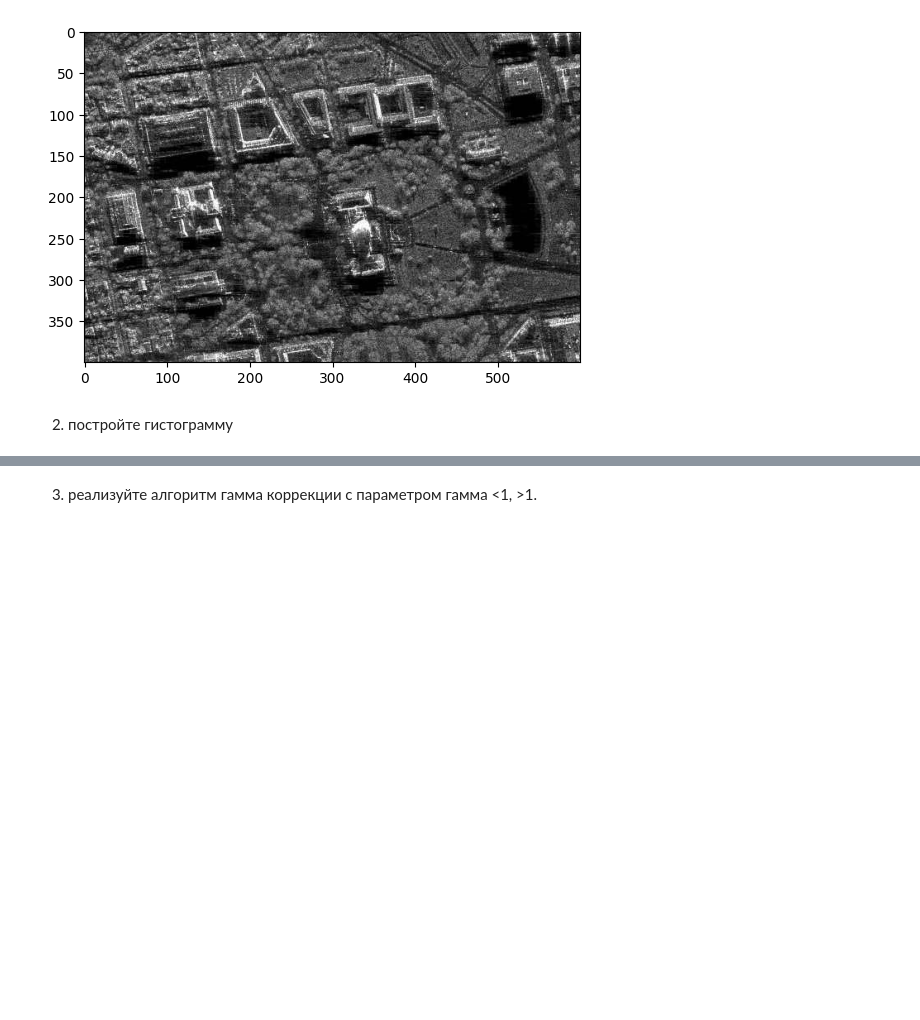
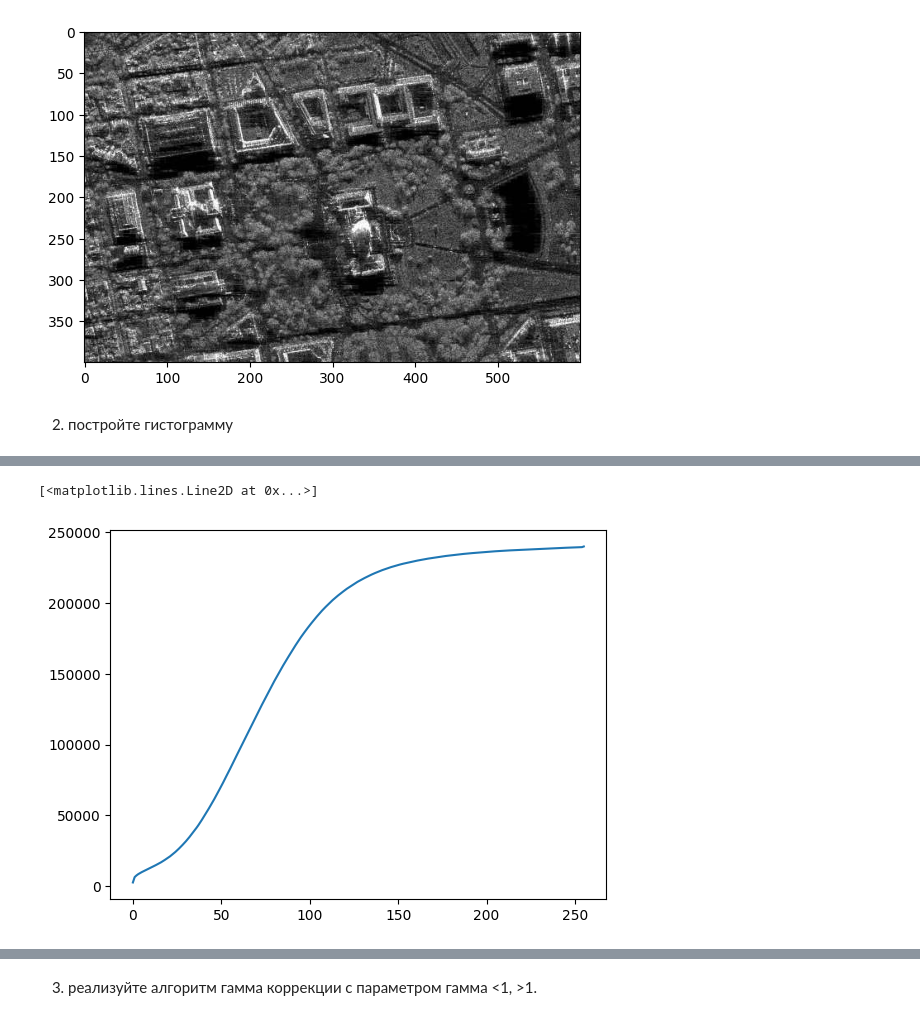
Before and after one commit to Serebro1/UNN_DE_IP_HomeTasks, a Jupyter notebook: 1_Intro_Color_models/Practice_1/DE_IP_HomeTask_1.ipynb, the cells around one changed output, grey strips where cells are left out. Saved outputs shown, nothing was run; the diff lists cells and outputs as text; code cells hidden in the pictures; blank space fills up the shorter version.

```diff
--- a/1_Intro_Color_models/Practice_1/DE_IP_HomeTask_1.ipynb
+++ b/1_Intro_Color_models/Practice_1/DE_IP_HomeTask_1.ipynb
@@ -34,0 +32,6 @@ Text(0.5, 1.0, 'Гистограмма яркостей')
+# %%
+b_hist_cum = image_hist.cumsum()
+plt.plot(b_hist_cum)
+# %% [output]
+[<matplotlib.lines.Line2D at 0x...>]
+[figure, added]
```
Also changed, not shown: parts of 3 cells of this notebook.
